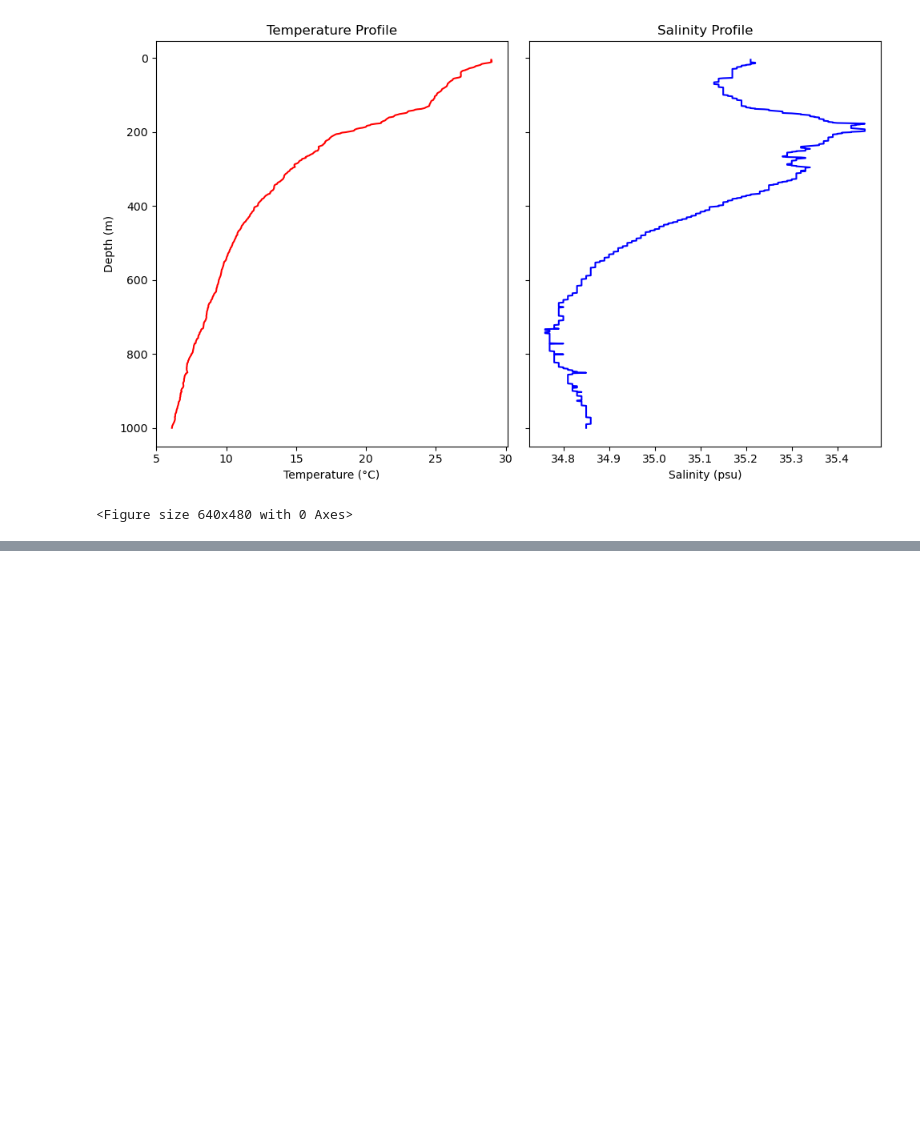
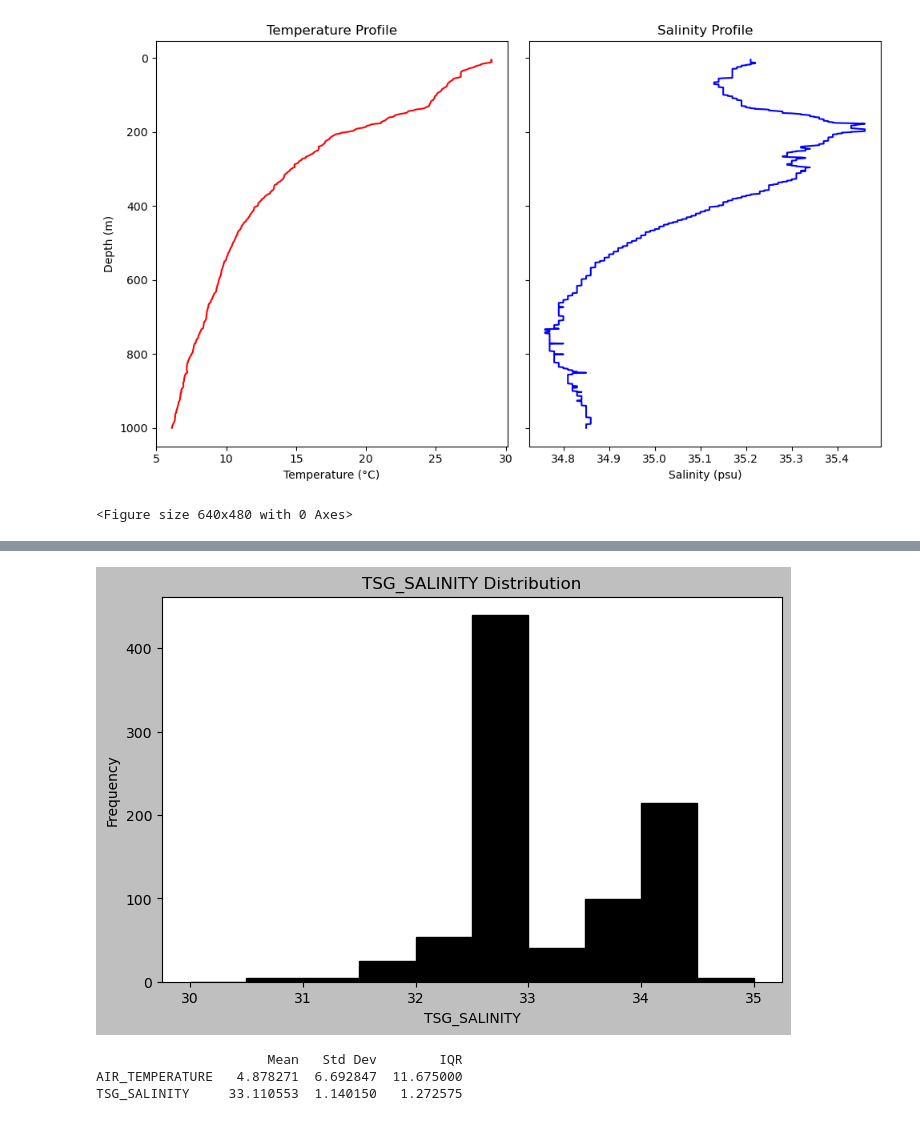
Before and after one commit to Mpondo35/mpnmaso14_SAMOS-CORE3, a Jupyter notebook: Day4.ipynb, the cells around one changed output, grey strips where cells are left out. Saved outputs shown, nothing was run; the diff lists cells and outputs as text; code cells hidden in the pictures; blank space fills up the shorter version.

```diff
--- a/Day4.ipynb
+++ b/Day4.ipynb
@@ -60,0 +118,26 @@ plt.show()
+# %%
+import numpy as np
+
+fig, ax = plt.subplots(figsize=(8,5))
+ax.hist(subset["TSG_SALINITY"], bins=np.arange(30, 35.5, 0.5), edgecolor="black")
+ax.set_xlabel("TSG_SALINITY")
+ax.set_ylabel("Frequency")
+ax.set_title("TSG_SALINITY Distribution")
+plt.show()
+# %% [output]
+[figure, added]
+# %%
+summary = pd.DataFrame({
+    "Mean": [subset["AIR_TEMPERATURE"].mean(), subset["TSG_SALINITY"].mean()],
+    "Std Dev": [subset["AIR_TEMPERATURE"].std(), subset["TSG_SALINITY"].std()],
+    "IQR": [
+        subset["AIR_TEMPERATURE"].quantile(0.75) - subset["AIR_TEMPERATURE"].quantile(0.25),
+        subset["TSG_SALINITY"].quantile(0.75) - subset["TSG_SALINITY"].quantile(0.25)
+    ]
+}, index=["AIR_TEMPERATURE", "TSG_SALINITY"])
+
+print(summary)
+# %% [output]
+                      Mean   Std Dev        IQR
+AIR_TEMPERATURE   4.878271  6.692847  11.675000
+TSG_SALINITY     33.110553  1.140150   1.272575
```
Also changed, not shown: parts of 8 cells of this notebook.
